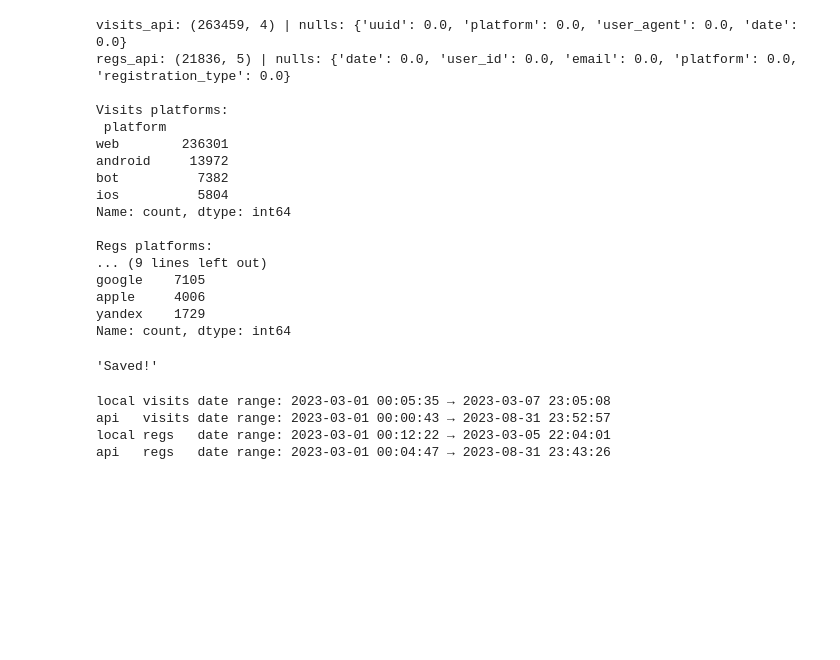
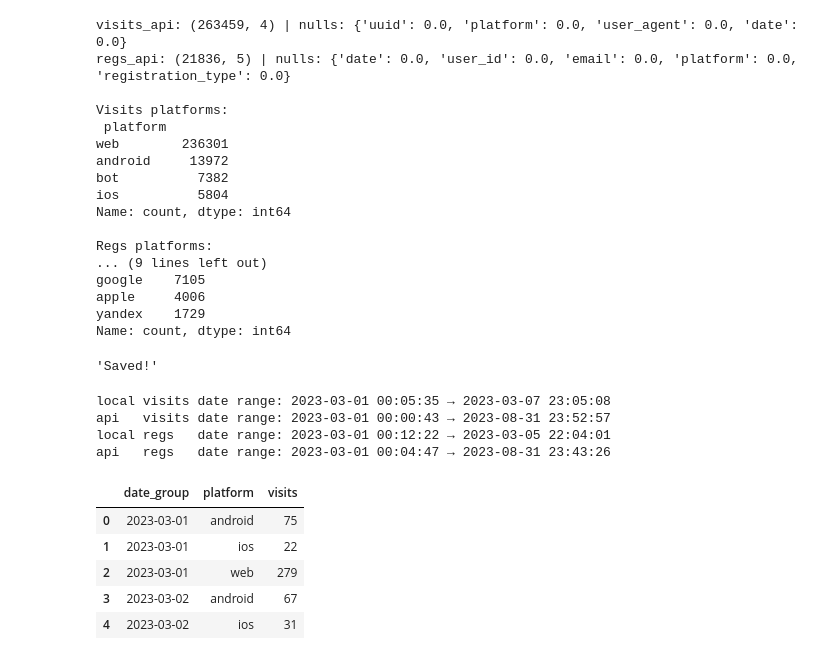
Before and after one commit to Alwson/data-analytics-project-100, a Jupyter notebook: notebooks/02_data_prep.ipynb, the cells around one changed output. Drawn from its saved outputs; the diff is of its cells as text; code cells hidden in the pictures; blank space fills up the shorter version.

```diff
--- a/notebooks/02_data_prep.ipynb
+++ b/notebooks/02_data_prep.ipynb
@@ -251,3 +251,22 @@ local visits date range: 2023-03-01 00:05:35 → 2023-03-07 23:05:08
 api   visits date range: 2023-03-01 00:00:43 → 2023-08-31 23:52:57
 local regs   date range: 2023-03-01 00:12:22 → 2023-03-05 22:04:01
 api   regs   date range: 2023-03-01 00:04:47 → 2023-08-31 23:43:26
+# %%
+# убираем визиты ботов
+visits_clean = visits_api[~visits_api["user_agent"].str.contains("bot", case=False, na=False)].copy()
+
+# для каждого uuid оставим только последний визит
+visits_clean = visits_clean.sort_values("date").drop_duplicates("uuid", keep="last")
+
+# агрегируем: количество визитов по дате и платформе
+visits_grouped = visits_clean.groupby([visits_clean["date"].dt.date, "platform"]).size().reset_index(name="visits")
+
+visits_grouped = visits_grouped.rename(columns={"date": "date_group"})
+visits_grouped.head()
+# %% [output]
+|  | date_group | platform | visits |
+| 0 | 2023-03-01 | android | 75 |
+| 1 | 2023-03-01 | ios | 22 |
+| 2 | 2023-03-01 | web | 279 |
+| 3 | 2023-03-02 | android | 67 |
+| 4 | 2023-03-02 | ios | 31 |
```
Also changed, not shown: parts of 8 cells of this notebook, 1 other file.
